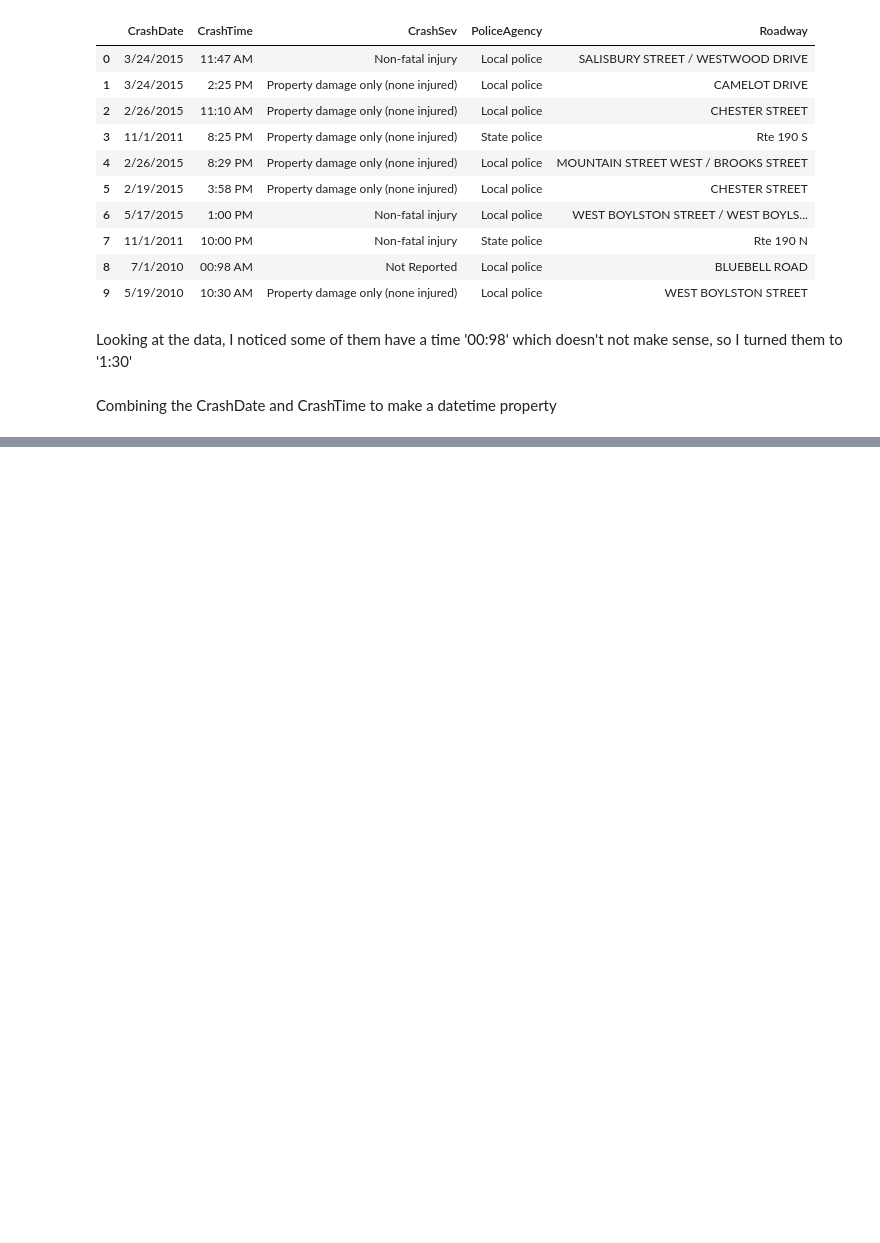
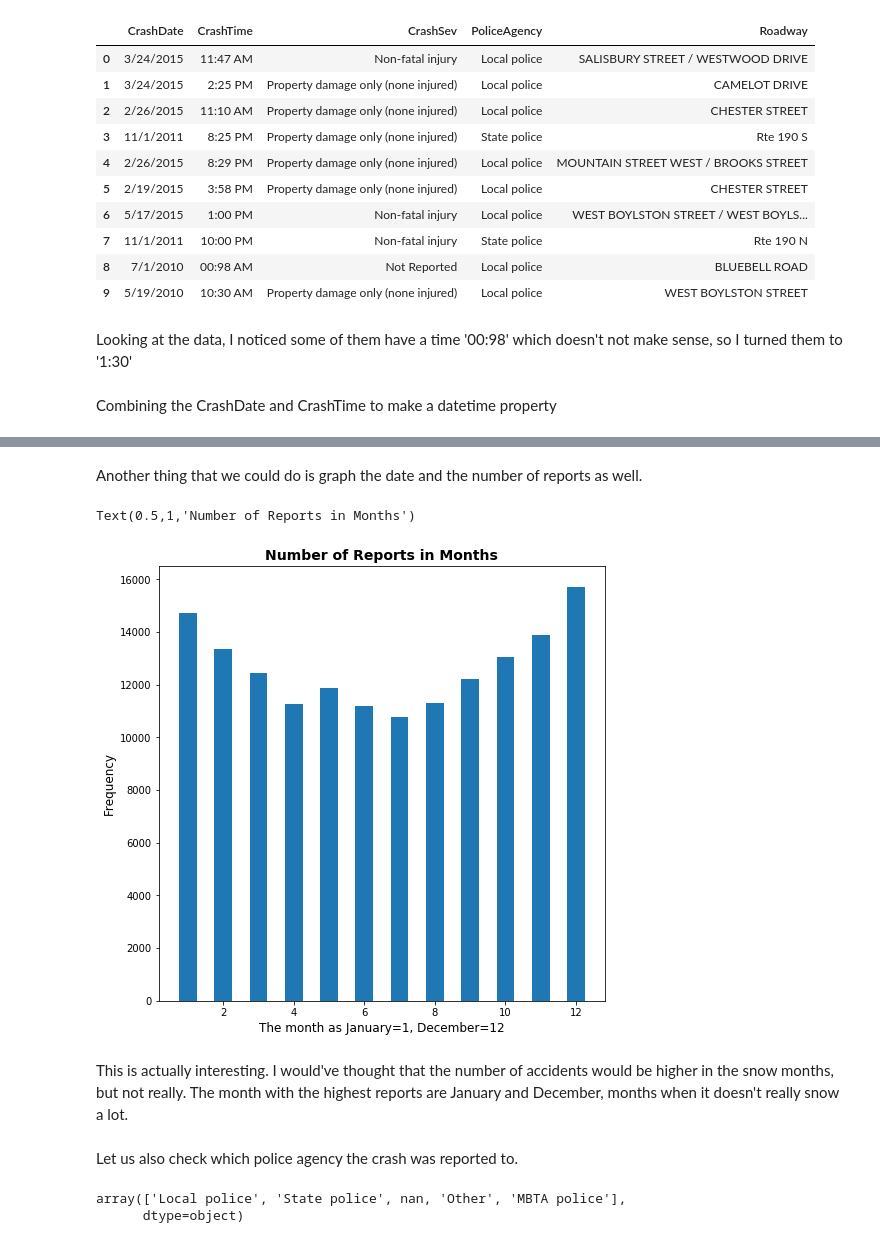
Before and after one commit to rvillegas1/Worcester-Crash-Report-Analysis, a Jupyter notebook: WorcesterCrashReports.ipynb, the cells around one changed output, grey strips where cells are left out. Drawn from its saved outputs; the diff is of its cells as text; code cells hidden in the pictures; blank space fills up the shorter version.

```diff
--- a/WorcesterCrashReports.ipynb
+++ b/WorcesterCrashReports.ipynb
@@ -111,0 +143,23 @@ df_worcrash.head(5)
+# %% [markdown]
+Another thing that we could do is graph the date and the number of reports as well.
+# %%
+month_edges = [0.5, 1.5, 2.5, 3.5, 4.5, 5.5, 6.5, 7.5, 8.5, 9.5, 10.5, 11.5, 12.5]
+df_worcrash['Month'] = df_worcrash['CrashDT'].dt.month
+month = df_worcrash.Month
+plt.gcf().set_size_inches(8,8)
+plt.hist(month, bins = month_edges, align = 'mid', rwidth = 0.5)
+plt.ylabel('Frequency', fontsize = 12)
+plt.xlabel('The month as January=1, December=12', fontsize = 12)
+plt.title('Number of Reports in Months',fontweight = 'bold', fontsize = 14)
+# %% [output]
+Text(0.5,1,'Number of Reports in Months')
+[figure, added]
+# %% [markdown]
+This is actually interesting. I would've thought that the number of accidents would be higher in the snow months, but not really. The month with the highest reports are January and December, months when it doesn't really snow a lot.
+# %% [markdown]
+Let us also check which police agency the crash was reported to.
+# %%
+df_worcrash['PoliceAgency'].unique()
+# %% [output]
+array(['Local police', 'State police', nan, 'Other', 'MBTA police'],
+      dtype=object)
```
Also changed, not shown: parts of 12 cells of this notebook.
